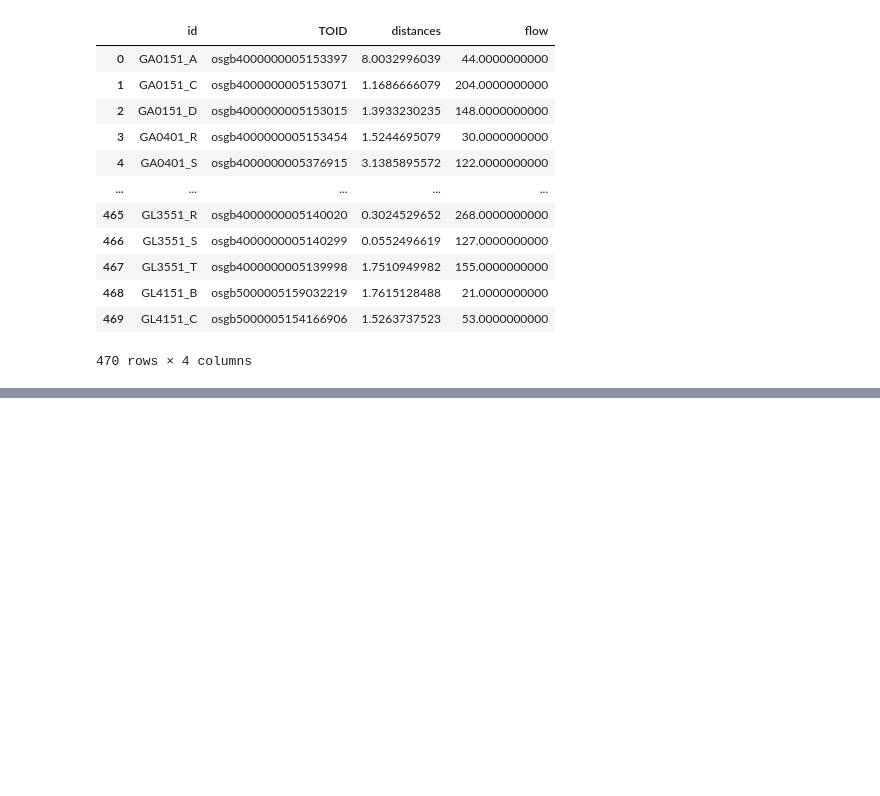
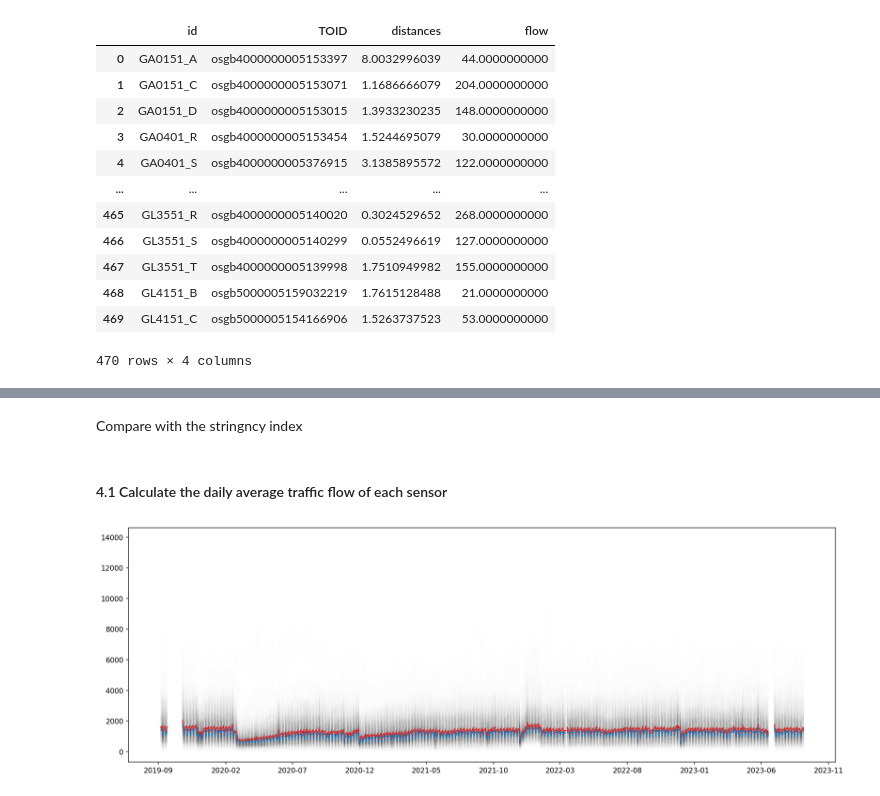
Before and after one commit to YueLi-0816/data_paper, a Jupyter notebook: traffic_flow_plot.ipynb, the cells around one changed output, grey strips where cells are left out. Drawn from its saved outputs; the diff is of its cells as text; code cells hidden in the pictures; blank space fills up the shorter version.

Commit message:
add mean & median and plot with full length dates

```diff
--- a/traffic_flow_plot.ipynb
+++ b/traffic_flow_plot.ipynb
@@ -340,0 +229,4 @@ def plot_tempdiff_1(ID):
+# %% [markdown]
+Compare with the stringncy index
+# %% [markdown]
+#### 4.1 Calculate the daily average traffic flow of each sensor
@@ -340,0 +243,48 @@ def plot_tempdiff_1(ID):
+# %%
+def get_fulltime_string_list(start,end):
+    start = datetime.strptime(start, "%Y-%m-%d")
+    end = datetime.strptime(end, "%Y-%m-%d")
+    now = start
+    string_list = []
+    while now <= end:
+        string_list.append(now.strftime("%Y-%m-%d"))
+        now += timedelta(days=1)
+    return string_list
+# %%
+# Create a frame for plot
+fig, ax1 = plt.subplots(figsize=(18, 6),dpi=150)
+
+# Full length of date
+time_list = get_fulltime_string_list("2019-10-01","2023-09-30")
+allTime = pd.DataFrame(time_list, columns=['date'])
+allTime.date =pd.to_datetime(allTime.date)
+
+# Read data
+sensor_df_list = []
+for sensor in sensors_list:
+    #print(sensor)
+    sensor_df = read_csv(sensor)
+    sensor_daily = get_daily_flow(sensor_df)
+    sensor_daily.set_index('date', inplace=True)
+
+    # Merge the data with full date
+    sensor_fulldaily = pd.merge(allTime, sensor_daily, how="left", on=["date"])
+    sensor_fulldaily.set_index('date', inplace=True)
+    sensor_df_list.append(sensor_fulldaily)
+
+    # Make line plot
+    ax1.plot(sensor_fulldaily['flow'], linestyle='-', color='black', alpha=0.003)
+
+# calculate the mean & median
+df_concat = pd.concat(sensor_df_list,axis=1)
+df_stas = pd.DataFrame(df_concat.mean(axis=1), columns=['mean'])
+df_stas['median'] =  df_concat.median(axis=1)
+
+# Plot
+ax1.plot(df_stas['mean'], linestyle='-', color='tab:red', alpha=1)
+ax1.plot(df_stas['median'], linestyle='--', color='tab:blue', alpha=1)
+
+# Set x-axis
+ax1.xaxis.set_major_locator(mdates.RRuleLocator(mdates.rrulewrapper(mdates.MONTHLY, interval=5)))
+# %% [output]
+[figure, added]
```
Also changed, not shown: parts of 25 cells of this notebook.
